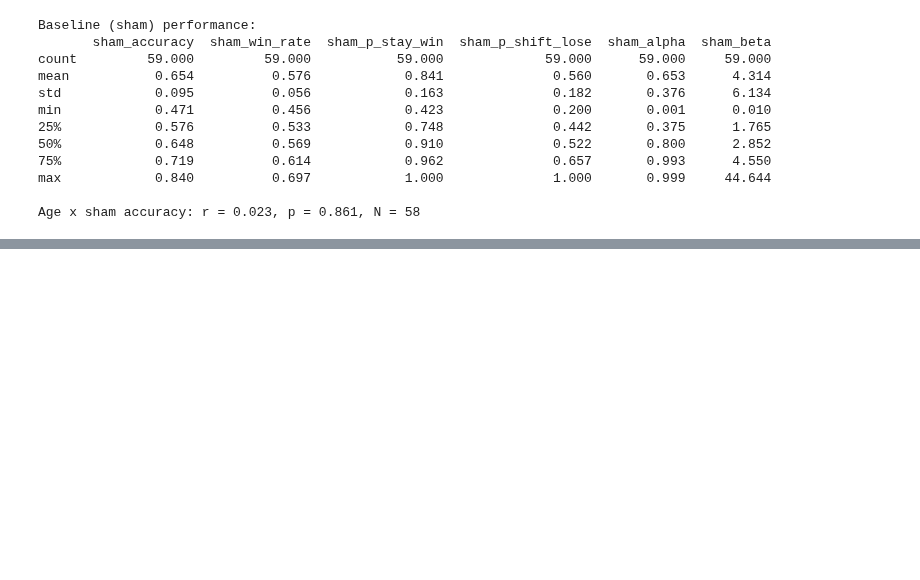
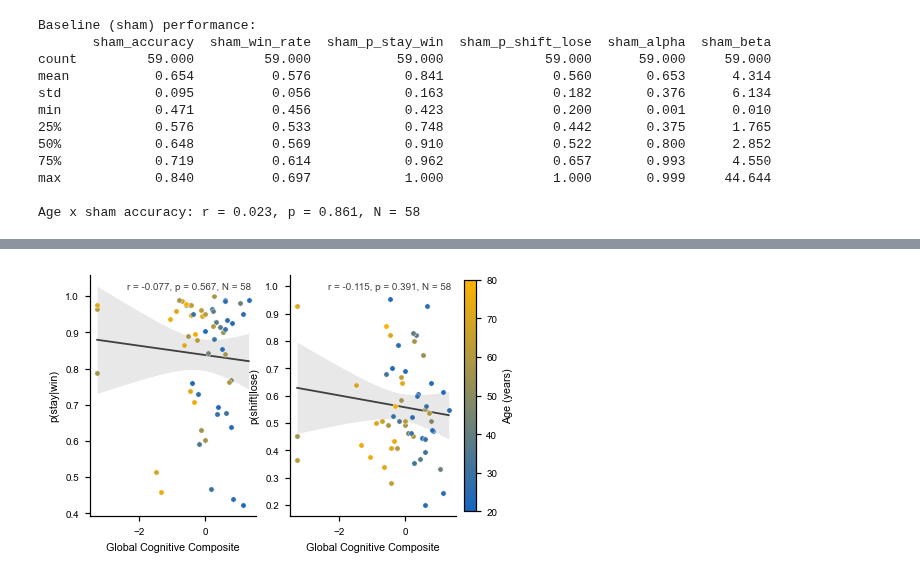
Before and after one commit to DVS-Lab/tacs_bandit, a Jupyter notebook: code/results_paper.ipynb, the cells around one changed output, grey strips where cells are left out. Cells and saved outputs as stored; diff of their text form; code cells hidden in the pictures; blank space fills up the shorter version.

```diff
--- a/code/results_paper.ipynb
+++ b/code/results_paper.ipynb
@@ -387,0 +537,25 @@ Age x sham accuracy: r = 0.023, p = 0.861, N = 58
+# %%
+# ============================================================================
+# 2.3 Figure — Cognition x WSLS
+# ============================================================================
+
+fig, axes = plt.subplots(1, 2, figsize=(WIDTH_1_5COL, WIDTH_1COL * 0.85))
+
+for ax, (dv, dv_label) in zip(axes, [('sham_p_stay_win', 'p(stay|win)'),
+                                     ('sham_p_shift_lose', 'p(shift|lose)')]):
+    d = subj[[COG_COMPOSITE, dv, 'age']].dropna()
+    scatter_regression_mpl(ax,
+                           d[COG_COMPOSITE].astype(float).values,
+                           d[dv].astype(float).values,
+                           d['age'].astype(float).values)
+    style_ax(ax, xlabel='Global Cognitive Composite', ylabel=dv_label)
+
+sm_age = plt.cm.ScalarMappable(cmap=AGE_CMAP, norm=plt.Normalize(AGE_MIN, AGE_MAX))
+cbar = fig.colorbar(sm_age, ax=axes, fraction=0.03, pad=0.02)
+cbar.set_label('Age (years)', fontsize=FONT_AXIS_TITLE)
+cbar.ax.tick_params(labelsize=FONT_TICK)
+
+savefig(fig, 'fig_h1_cognition_wsls')
+plt.show()
+# %% [output]
+[figure, added]
```
Also changed, not shown: parts of 7 cells of this notebook, 10 other files.
